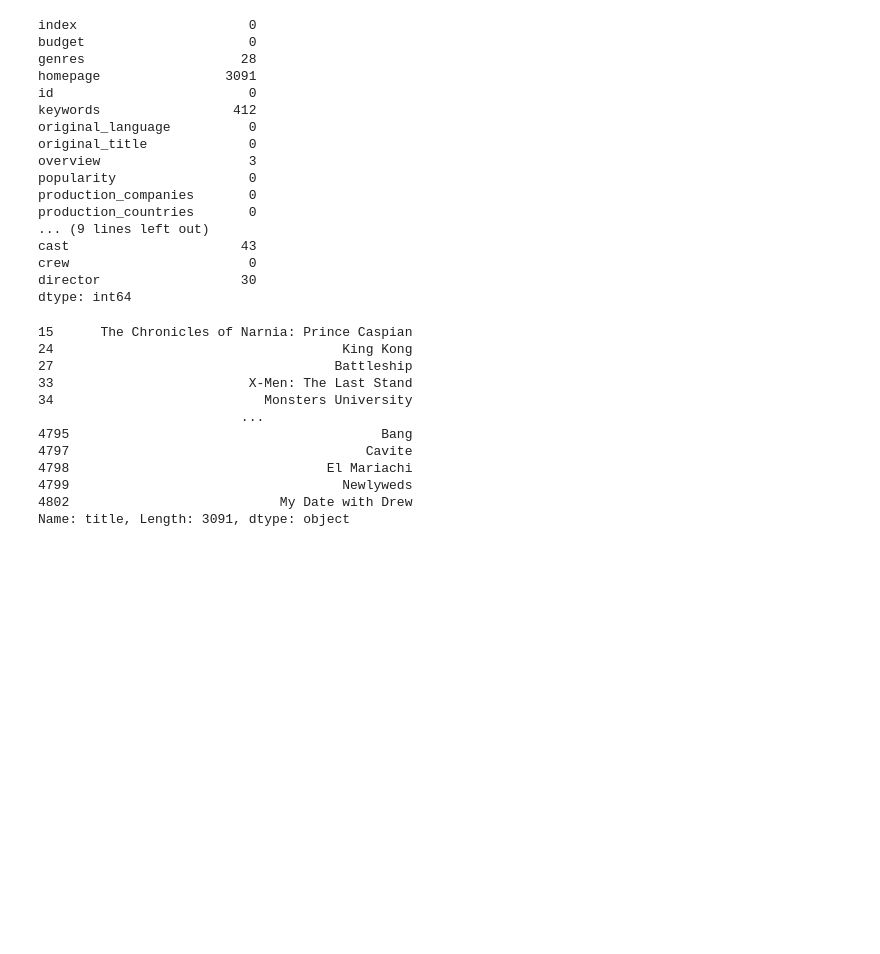
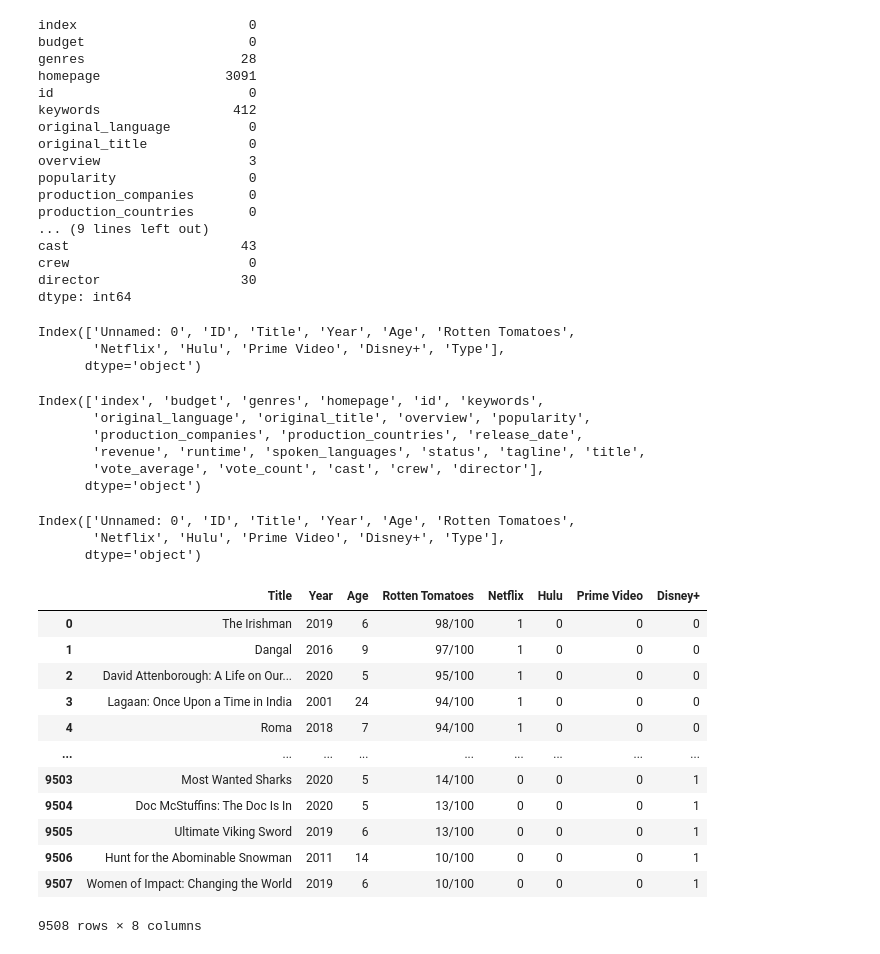
Before and after one commit to lancetulagan/streaming-eda-dashboard, a Jupyter notebook: notebooks/data_cleaning.ipynb, the cells around one changed output. Saved outputs shown, nothing was run; the diff lists cells and outputs as text; code cells hidden in the pictures; blank space fills up the shorter version.

```diff
--- a/notebooks/data_cleaning.ipynb
+++ b/notebooks/data_cleaning.ipynb
@@ -166,17 +153,17 @@ crew                       0
 director                  30
 dtype: int64
 # %%
-df1[df1['homepage'].isnull()]['title']
+df.columns
 # %% [output]
-15      The Chronicles of Narnia: Prince Caspian
-24                                     King Kong
-27                                    Battleship
-33                         X-Men: The Last Stand
-34                           Monsters University
-                          ...
-4795                                        Bang
-4797                                      Cavite
-4798                                 El Mariachi
-4799                                   Newlyweds
-4802                           My Date with Drew
-Name: title, Length: 3091, dtype: object
+Index(['Unnamed: 0', 'ID', 'Title', 'Year', 'Age', 'Rotten Tomatoes',
+       'Netflix', 'Hulu', 'Prime Video', 'Disney+', 'Type'],
+      dtype='object')
+# %%
+df1.columns
+# %% [output]
+Index(['index', 'budget', 'genres', 'homepage', 'id', 'keywords',
+       'original_language', 'original_title', 'overview', 'popularity',
+       'production_companies', 'production_countries', 'release_date',
+       'revenue', 'runtime', 'spoken_languages', 'status', 'tagline', 'title',
+       'vote_average', 'vote_count', 'cast', 'crew', 'director'],
+      dtype='object')
@@ -182,0 +185,22 @@ Name: title, Length: 3091, dtype: object
+# %%
+df.columns
+# %% [output]
+Index(['Unnamed: 0', 'ID', 'Title', 'Year', 'Age', 'Rotten Tomatoes',
+       'Netflix', 'Hulu', 'Prime Video', 'Disney+', 'Type'],
+      dtype='object')
+# %%
+df.drop(columns=['Unnamed: 0', 'ID', 'Type'])
+# %% [output]
+|  | Title | Year | Age | Rotten Tomatoes | Netflix | Hulu | Prime Video | Disney+ |
+| 0 | The Irishman | 2019 | 6 | 98/100 | 1 | 0 | 0 | 0 |
+| 1 | Dangal | 2016 | 9 | 97/100 | 1 | 0 | 0 | 0 |
+| 2 | David Attenborough: A Life on Our... | 2020 | 5 | 95/100 | 1 | 0 | 0 | 0 |
+| 3 | Lagaan: Once Upon a Time in India | 2001 | 24 | 94/100 | 1 | 0 | 0 | 0 |
+| 4 | Roma | 2018 | 7 | 94/100 | 1 | 0 | 0 | 0 |
+| ... | ... | ... | ... | ... | ... | ... | ... | ... |
+| 9503 | Most Wanted Sharks | 2020 | 5 | 14/100 | 0 | 0 | 0 | 1 |
+| 9504 | Doc McStuffins: The Doc Is In | 2020 | 5 | 13/100 | 0 | 0 | 0 | 1 |
+| 9505 | Ultimate Viking Sword | 2019 | 6 | 13/100 | 0 | 0 | 0 | 1 |
+| 9506 | Hunt for the Abominable Snowman | 2011 | 14 | 10/100 | 0 | 0 | 0 | 1 |
+| 9507 | Women of Impact: Changing the World | 2019 | 6 | 10/100 | 0 | 0 | 0 | 1 |
+9508 rows × 8 columns
```
Also changed, not shown: parts of 7 cells of this notebook, 1 other file.
